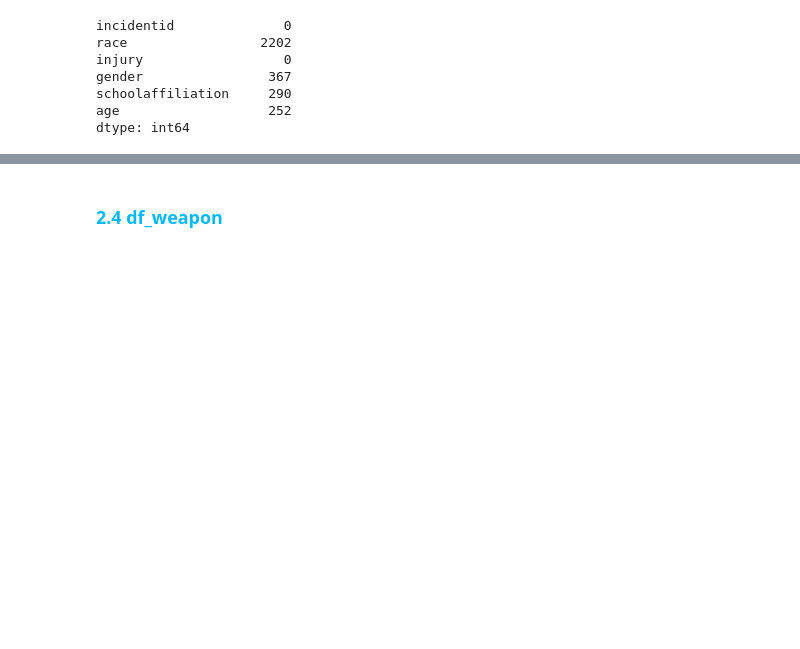
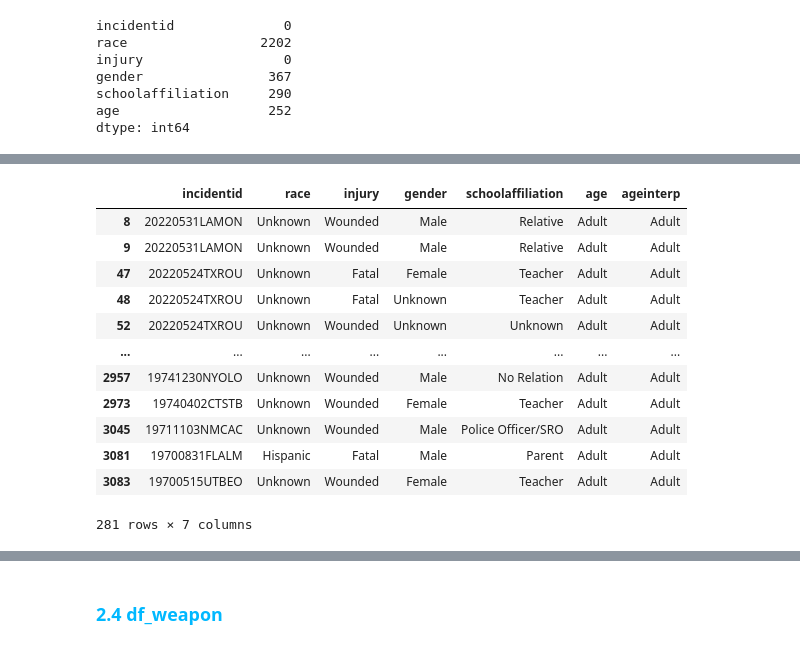
Before and after one commit to mariliabrito/gunviolence, a Jupyter notebook: Violência_Escolar.ipynb, the cells around one changed output, grey strips where cells are left out. Cells and saved outputs as stored; diff of their text form; code cells hidden in the pictures; blank space fills up the shorter version.

```diff
--- a/Violência_Escolar.ipynb
+++ b/Violência_Escolar.ipynb
@@ -556,0 +620,16 @@ df_victm['ageinterp'] = df_victm['age'].fillna(df_victm['age'].interpolate(metho
+# %%
+df_victm[df_victm['ageinterp'] == 'Adult']
+# %% [output]
+|  | incidentid | race | injury | gender | schoolaffiliation | age | ageinterp |
+| 8 | 20220531LAMON | Unknown | Wounded | Male | Relative | Adult | Adult |
+| 9 | 20220531LAMON | Unknown | Wounded | Male | Relative | Adult | Adult |
+| 47 | 20220524TXROU | Unknown | Fatal | Female | Teacher | Adult | Adult |
+| 48 | 20220524TXROU | Unknown | Fatal | Unknown | Teacher | Adult | Adult |
+| 52 | 20220524TXROU | Unknown | Wounded | Unknown | Unknown | Adult | Adult |
+| ... | ... | ... | ... | ... | ... | ... | ... |
+| 2957 | 19741230NYOLO | Unknown | Wounded | Male | No Relation | Adult | Adult |
+| 2973 | 19740402CTSTB | Unknown | Wounded | Female | Teacher | Adult | Adult |
+| 3045 | 19711103NMCAC | Unknown | Wounded | Male | Police Officer/SRO | Adult | Adult |
+| 3081 | 19700831FLALM | Hispanic | Fatal | Male | Parent | Adult | Adult |
+| 3083 | 19700515UTBEO | Unknown | Wounded | Female | Teacher | Adult | Adult |
+281 rows × 7 columns
```
Also changed, not shown: parts of 23 cells of this notebook.
